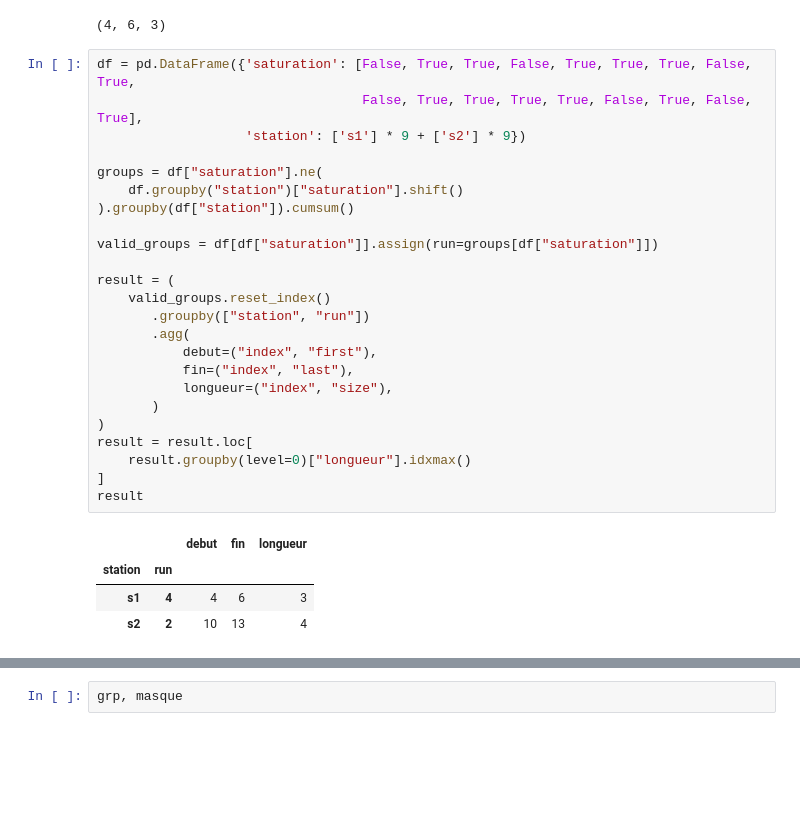
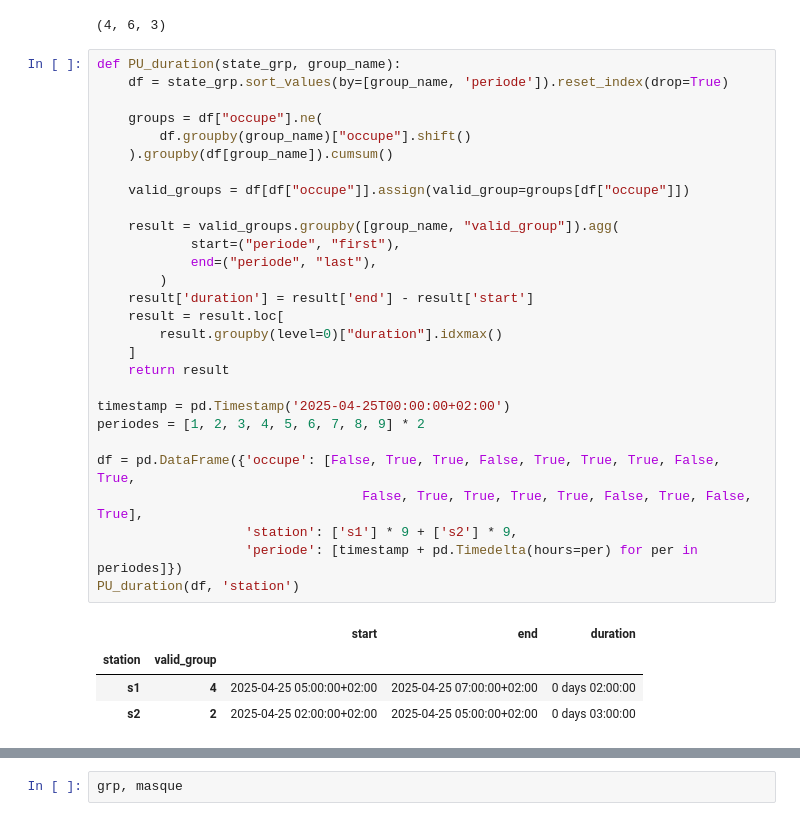
Before and after one commit to loco-labs/qualicharge-rtet, a Jupyter notebook: saturation/source/tests_saturation.ipynb, the cells around one changed output, grey strips where cells are left out. Drawn from its saved outputs; the diff is of its cells as text; blank space fills up the shorter version.

Commit message:
longue suite

```diff
--- a/saturation/source/tests_saturation.ipynb
+++ b/saturation/source/tests_saturation.ipynb
@@ -319,32 +319,36 @@ debut, fin, longueur
 # %% [output]
 (4, 6, 3)
 # %%
-df = pd.DataFrame({'saturation': [False, True, True, False, True, True, True, False, True,
+def PU_duration(state_grp, group_name):
+    df = state_grp.sort_values(by=[group_name, 'periode']).reset_index(drop=True)
+
+    groups = df["occupe"].ne(
+        df.groupby(group_name)["occupe"].shift()
+    ).groupby(df[group_name]).cumsum()
+
+    valid_groups = df[df["occupe"]].assign(valid_group=groups[df["occupe"]])
+
+    result = valid_groups.groupby([group_name, "valid_group"]).agg(
+            start=("periode", "first"),
+            end=("periode", "last"),
+        )
+    result['duration'] = result['end'] - result['start']
+    result = result.loc[
+        result.groupby(level=0)["duration"].idxmax()
+    ]
+    return result
+
+timestamp = pd.Timestamp('2025-04-25T00:00:00+02:00')
+periodes = [1, 2, 3, 4, 5, 6, 7, 8, 9] * 2
+
+df = pd.DataFrame({'occupe': [False, True, True, False, True, True, True, False, True,
                                   False, True, True, True, True, False, True, False, True],
-                   'station': ['s1'] * 9 + ['s2'] * 9})
-
-groups = df["saturation"].ne(
-    df.groupby("station")["saturation"].shift()
-).groupby(df["station"]).cumsum()
-
-valid_groups = df[df["saturation"]].assign(run=groups[df["saturation"]])
-
-result = (
-    valid_groups.reset_index()
-       .groupby(["station", "run"])
-       .agg(
-           debut=("index", "first"),
-           fin=("index", "last"),
-           longueur=("index", "size"),
-       )
-)
-result = result.loc[
-    result.groupby(level=0)["longueur"].idxmax()
-]
-result
+                   'station': ['s1'] * 9 + ['s2'] * 9,
+                   'periode': [timestamp + pd.Timedelta(hours=per) for per in periodes]})
+PU_duration(df, 'station')
 # %% [output]
-|  |  | debut | fin | longueur |
-| station | run |  |  |  |
-| s1 | 4 | 4 | 6 | 3 |
-| s2 | 2 | 10 | 13 | 4 |
+|  |  | start | end | duration |
+| station | valid_group |  |  |  |
+| s1 | 4 | 2025-04-25 05:00:00+02:00 | 2025-04-25 07:00:00+02:00 | 0 days 02:00:00 |
+| s2 | 2 | 2025-04-25 02:00:00+02:00 | 2025-04-25 05:00:00+02:00 | 0 days 03:00:00 |
 # %%
```
Also changed, not shown: parts of 3 cells of this notebook, 1 other file.
